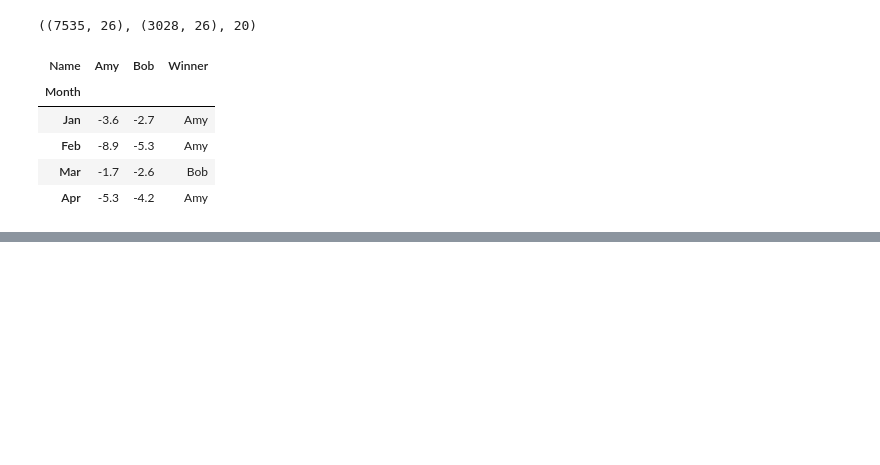
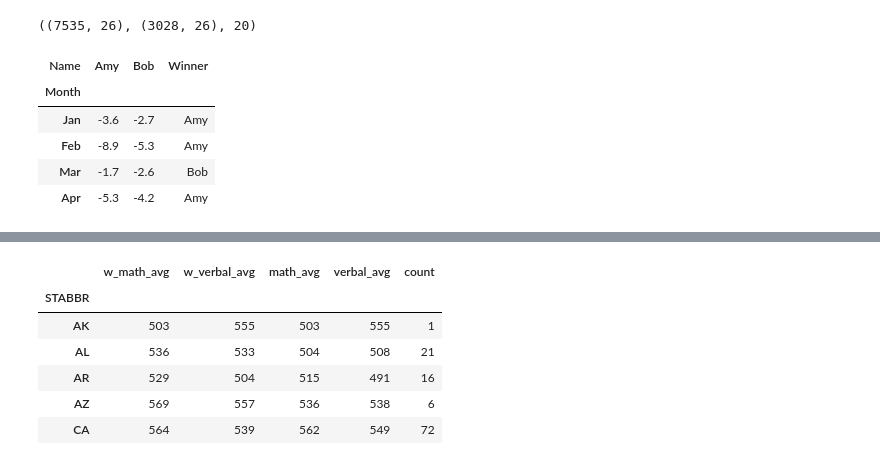
Before and after one commit to minstrel1149/pandas_practice-cookbook1, a Jupyter notebook: Pd_cookbook_1_chapter9.ipynb, the cells around one changed output, grey strips where cells are left out. Drawn from its saved outputs; the diff is of its cells as text; code cells hidden in the pictures; blank space fills up the shorter version.

```diff
--- a/Pd_cookbook_1_chapter9.ipynb
+++ b/Pd_cookbook_1_chapter9.ipynb
@@ -351,3 +352,10 @@ def pct_loss(ser):
 | Feb | -8.9 | -5.3 | Amy |
 | Mar | -1.7 | -2.6 | Bob |
 | Apr | -5.3 | -4.2 | Amy |
+# %%
+# groupby 객체의 각 함수는 반환해야 하는 특정 출력 존재 -> agg()는 스칼라, filter()는 불리언, transform()은 길이가 같은 Series/DataFrame
+# but apply() 메서드는 매우 유연
+college = pd.read_csv(p1 / 'college.csv')
+subset = ['UGDS', 'SATMTMID', 'SATVRMID']
+# subset 파라미터 활용하여 찾을 열을 제한 가능
+college2 = college.dropna(subset=subset)
@@ -353,0 +380,26 @@ def pct_loss(ser):
+# %%
+# apply() 메서드는 함수의 Series를 반환할 경우 다수의 새로운 열 생성 가능 -> Series의 index가 반환 DataFrame의 열로 변환
+def weighted_average(df):
+   weight_m = df['UGDS'] * df['SATMTMID']
+   weight_v = df['UGDS'] * df['SATVRMID']
+   wm_avg = weight_m.sum() / df['UGDS'].sum()
+   wv_avg = weight_v.sum() / df['UGDS'].sum()
+   data = {'w_math_avg': wm_avg, 'w_verbal_avg': wv_avg,
+           'math_avg': df['SATMTMID'].mean(), 'verbal_avg': df['SATVRMID'].mean(),
+           'count': len(df)}
+   # 함수의 반환 값을 Series로 설정
+   return pd.Series(data)
+(college2
+.groupby('STABBR')
+.apply(weighted_average)
+.astype(int)
+.head()
+)
+# %% [output]
+|  | w_math_avg | w_verbal_avg | math_avg | verbal_avg | count |
+| STABBR |  |  |  |  |  |
+| AK | 503 | 555 | 503 | 555 | 1 |
+| AL | 536 | 533 | 504 | 508 | 21 |
+| AR | 529 | 504 | 515 | 491 | 16 |
+| AZ | 569 | 557 | 536 | 538 | 6 |
+| CA | 564 | 539 | 562 | 549 | 72 |
```
Also changed, not shown: parts of 3 cells of this notebook.
